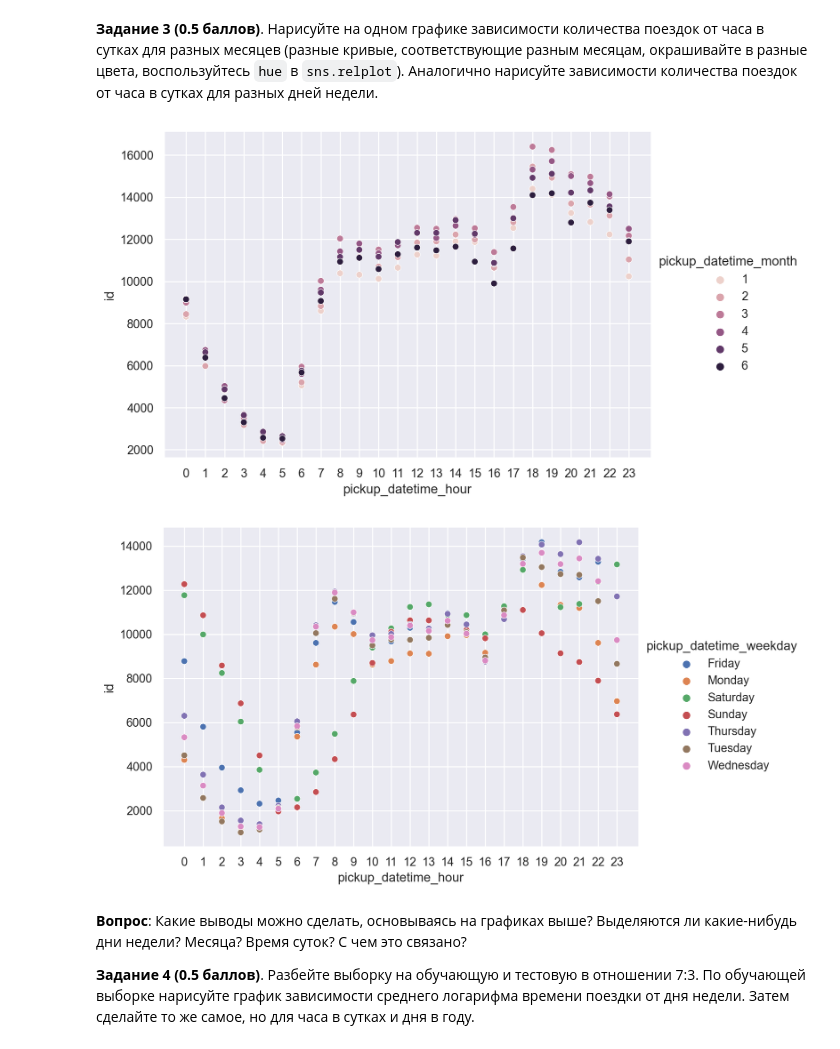
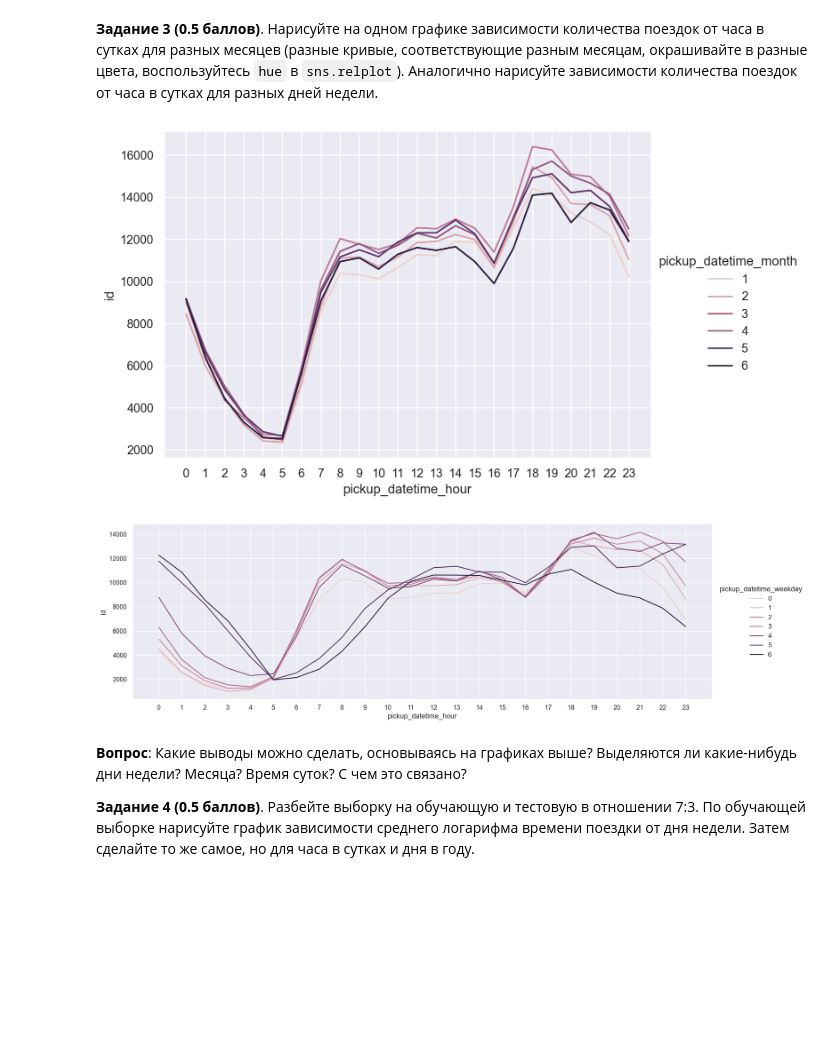
Before and after one commit to Nojatij/ml_courses, a Jupyter notebook: 1_st_course/homework/hw2/homework-practice-02-linregr.ipynb, the cells around one changed output. Drawn from its saved outputs; the diff is of its cells as text; code cells hidden in the pictures; blank space fills up the shorter version.

```diff
--- a/1_st_course/homework/hw2/homework-practice-02-linregr.ipynb
+++ b/1_st_course/homework/hw2/homework-practice-02-linregr.ipynb
@@ -158,9 +158,7 @@ sns.countplot(data = day_df, x = 'pickup_datetime', linewidth = 1)
 
 Нарисуйте графики зависимости количества поездок от дня недели и от часов в сутках (воспользуйтесь `sns.relplot`):
 # %%
-# day_name_df = pd.DataFrame(train['pickup_datetime'].dt.day_name())
-# hour_df = pd.DataFrame(train['pickup_datetime'].dt.hour)
 train['pickup_datetime_hour'] = train['pickup_datetime'].dt.hour
-train['pickup_datetime_weekday'] = train['pickup_datetime'].dt.day_name()
+train['pickup_datetime_weekday'] = train['pickup_datetime'].dt.day_of_week
 # %%
 
@@ -179,19 +186,19 @@ train['pickup_datetime_month'] = train['pickup_datetime'].dt.month
 
 grouped_train = train.groupby(['pickup_datetime_month', 'pickup_datetime_hour']).count()['id']
 grouped_train = pd.DataFrame(grouped_train)
-sns.relplot(data=grouped_train, x='pickup_datetime_hour', y='id', hue='pickup_datetime_month', height = 5, aspect = 1.5)
+sns.relplot(data=grouped_train, x='pickup_datetime_hour', y='id', hue='pickup_datetime_month', height = 5, aspect = 1.5, kind = 'line')
 plt.xticks(range(0,24,1))
 plt.show()
 # %% [output]
-[figure, old version]
+[figure, new version]
 # %%
 grouped_train = train.groupby(['pickup_datetime_weekday', 'pickup_datetime_hour']).count()['id']
 grouped_train = pd.DataFrame(grouped_train)
-sns.relplot(data=grouped_train, x='pickup_datetime_hour', y='id', hue='pickup_datetime_weekday', height = 5, aspect = 1.5)
+sns.relplot(data=grouped_train, x='pickup_datetime_hour', y='id', hue='pickup_datetime_weekday', height = 5, aspect = 3, kind = 'line')
 plt.xticks(range(0,24,1))
 plt.show()
 # %% [output]
-[figure, old version]
+[figure, new version]
 # %% [markdown]
 **Вопрос**: Какие выводы можно сделать, основываясь на графиках выше? Выделяются ли какие-нибудь дни недели? Месяца? Время суток? С чем это связано?
 
```
Also changed, not shown: parts of 3 cells of this notebook.
